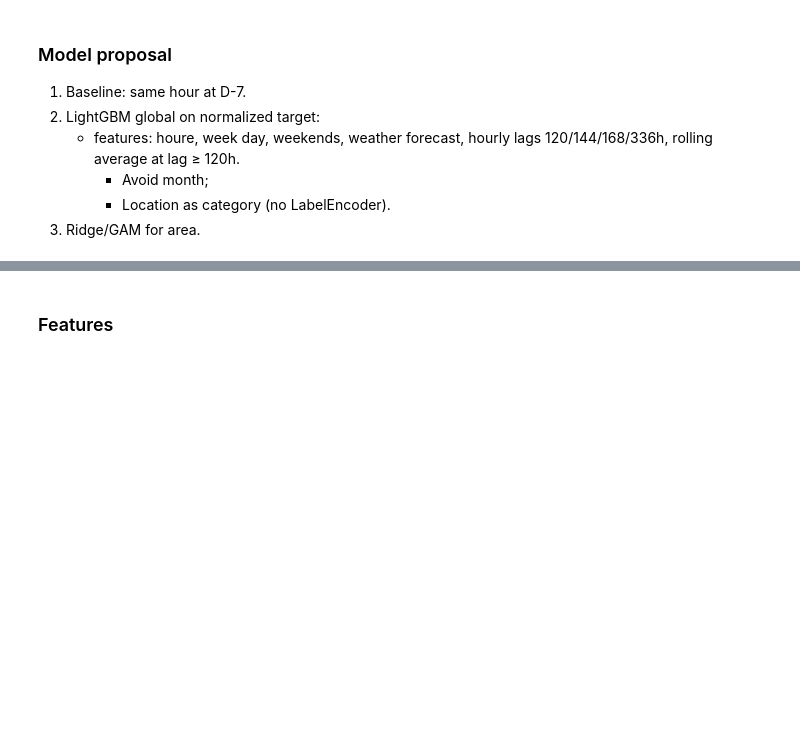
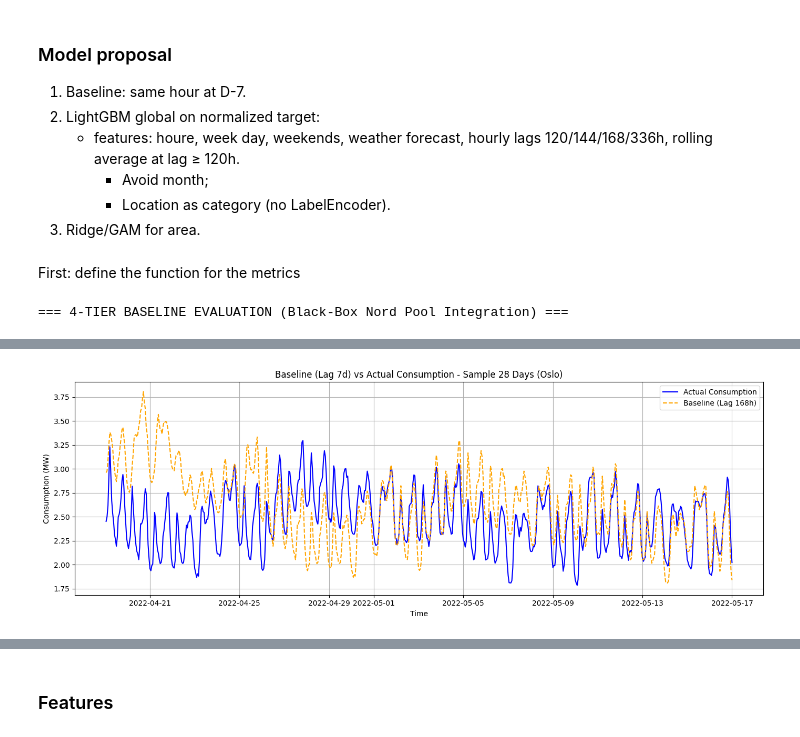
Before and after one commit to LukaAgostini/Aneo_group_project, a Jupyter notebook: EDA.ipynb, the cells around one changed output, grey strips where cells are left out. Saved outputs shown, nothing was run; the diff lists cells and outputs as text; code cells hidden in the pictures; blank space fills up the shorter version.

Commit message:
feat: metrics and baseline

```diff
--- a/EDA.ipynb
+++ b/EDA.ipynb
@@ -242,3 +242,5 @@ plt.show()
         - Avoid month;
         - Location as category (no LabelEncoder).
 3. Ridge/GAM for area.
+# %% [markdown]
+First: define the function for the metrics
@@ -244,0 +487,38 @@ plt.show()
+# %%
+# ==============================================================================
+# EXECUTION DEMO: Baseline Evaluation
+# ==============================================================================
+# 1. Generate 7-day Naïve Baseline
+df = df.sort_index()
+df["baseline_pred_7d"] = df.groupby("location", observed=False)[
+    "consumption"
+].shift(168)
+eval_df = df.dropna(subset=["baseline_pred_7d"]).copy()
+
+# 2. Evaluate (Zero manual price handling required by the caller)
+baseline_metrics_summary = evaluate_forecast_by_location(
+    data=eval_df,
+    pred_col="baseline_pred_7d",
+    contract_fee_per_city=100_000.0,
+)
+
+print("=== 4-TIER BASELINE EVALUATION (Black-Box Nord Pool Integration) ===")
+display(baseline_metrics_summary.round(2))
+
+# Graphical visualization on a sample interval (e.g., 2 weeks in Oslo)
+sample_city = 'oslo'
+n_days = 28
+df_sample = eval_df[eval_df['location'] == sample_city].iloc[100:100 + 24 * n_days]
+
+plt.figure(figsize=(14, 5))
+plt.plot(df_sample.index, df_sample['consumption'], label='Actual Consumption', color='blue')
+plt.plot(df_sample.index, df_sample['baseline_pred_7d'], label='Baseline (Lag 168h)', color='orange', linestyle='--')
+plt.title(f'Baseline (Lag 7d) vs Actual Consumption - Sample {n_days} Days ({sample_city.capitalize()})')
+plt.xlabel('Time')
+plt.ylabel('Consumption (MW)')
+plt.grid(True)
+plt.legend()
+plt.tight_layout()
+plt.show()
+# %% [output]
+=== 4-TIER BASELINE EVALUATION (Black-Box Nord Pool Integration) ===
@@ -244,0 +534 @@ plt.show()
+[figure, added]
```
Also changed, not shown: parts of 3 cells of this notebook, 1 other file.
